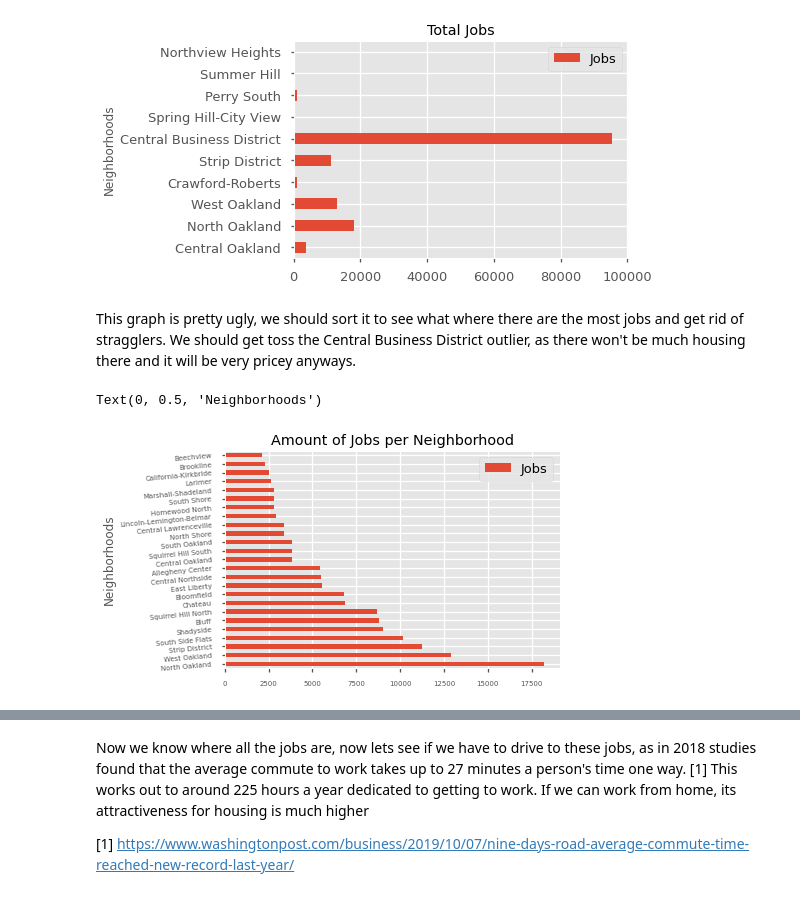
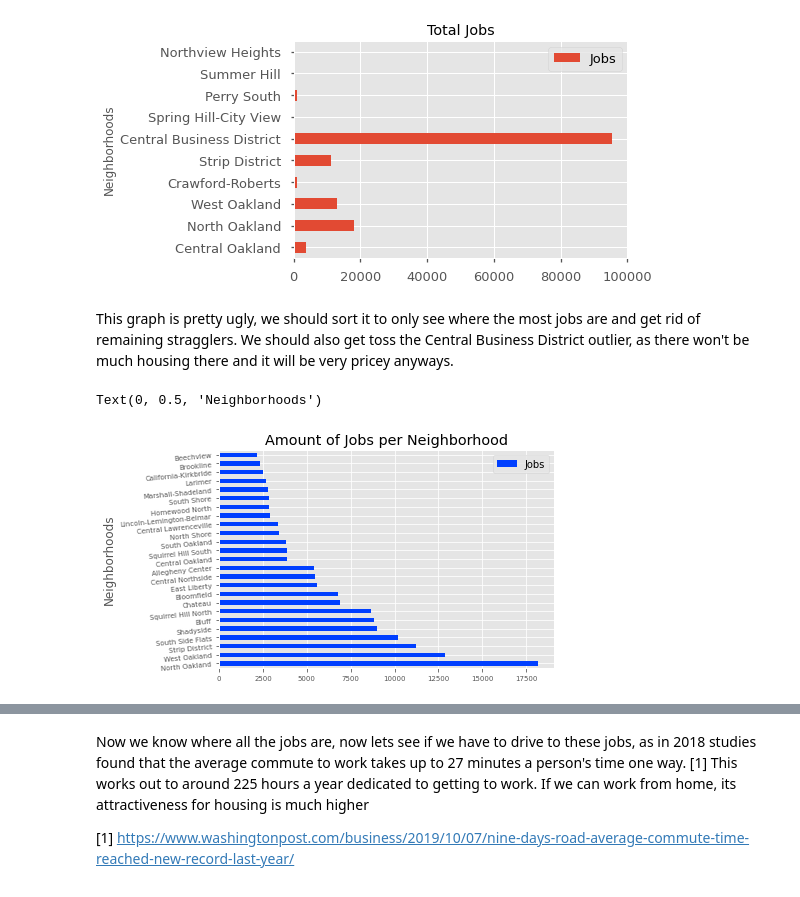
Before and after one commit to matthewgarvey963/CMPINF0010_FinalProject, a Jupyter notebook: Jobs-Final-Project/job.ipynb, the cells around one changed output, grey strips where cells are left out. Cells and saved outputs as stored; diff of their text form; code cells hidden in the pictures.

```diff
--- a/Jobs-Final-Project/job.ipynb
+++ b/Jobs-Final-Project/job.ipynb
@@ -21,16 +21,16 @@ plt.ylabel('Neighborhoods')
 Text(0, 0.5, 'Neighborhoods')
 [figure]
 # %% [markdown]
-This graph is pretty ugly, we should sort it to see what where there are the most jobs and get rid of stragglers. We should get toss the Central Business District outlier, as there won't be much housing there and it will be very pricey anyways.
+This graph is pretty ugly, we should sort it to only see where the most jobs are and get rid of remaining stragglers. We should also get toss the Central Business District outlier, as there won't be much housing there and it will be very pricey anyways.
 # %%
 jobdata = data.drop(columns = 'SNAP_All_csv_Commute_to_Work__D')
 jobdata = jobdata[jobdata['Total___Jobs_Located_in_N_hood_'] < 80000] # plot everything but business districtcol
 jobdata = jobdata.sort_values(by = 'Total___Jobs_Located_in_N_hood_', ascending = False) #sort descending
 jobdata.columns = {'Jobs'}
-plt.style.use('ggplot')
+plt.style.use('seaborn-bright')
 jobdata.head(25).plot(kind = 'barh', title = "Amount of Jobs per Neighborhood",rot=5,fontsize=7)
 #show only top 25 neighborhoods
 plt.ylabel('Neighborhoods')
 # %% [output]
 Text(0, 0.5, 'Neighborhoods')
-[figure, old version]
+[figure, new version]
```
Also changed, not shown: parts of 4 cells of this notebook, 1 other file.
